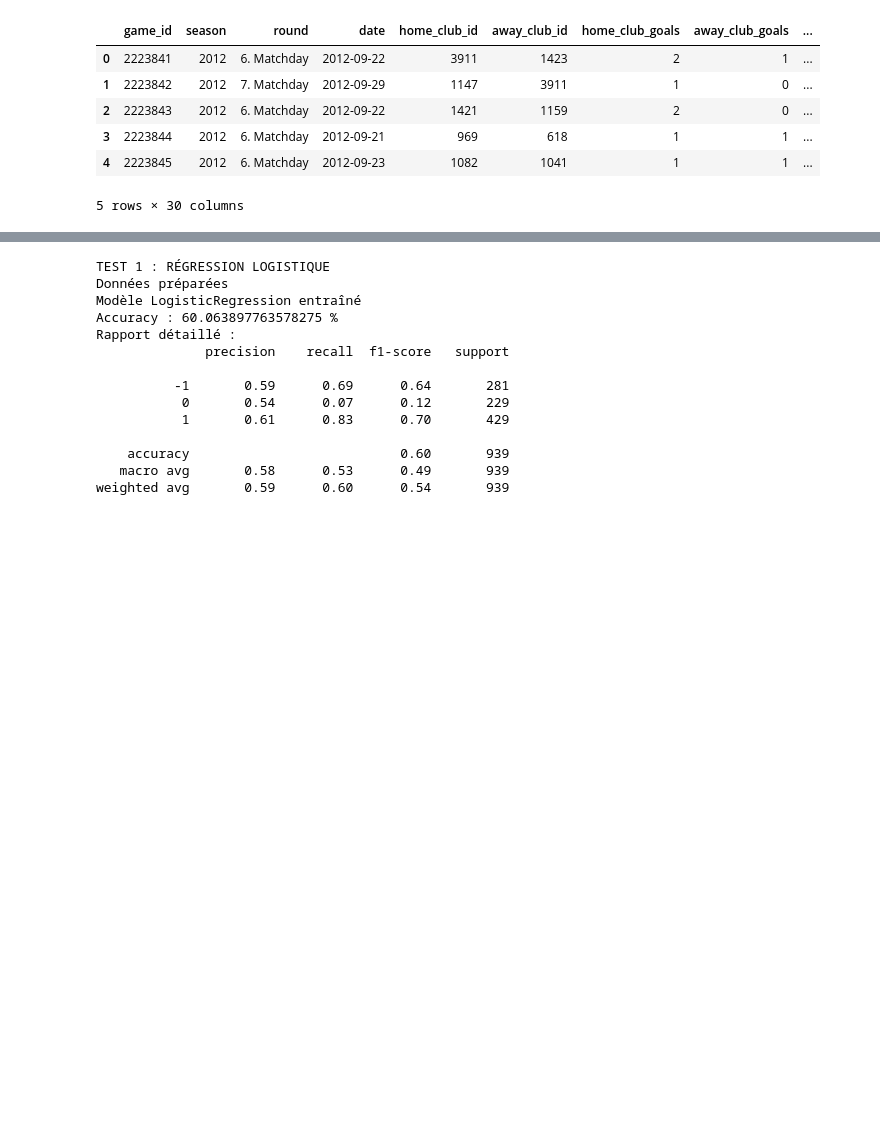
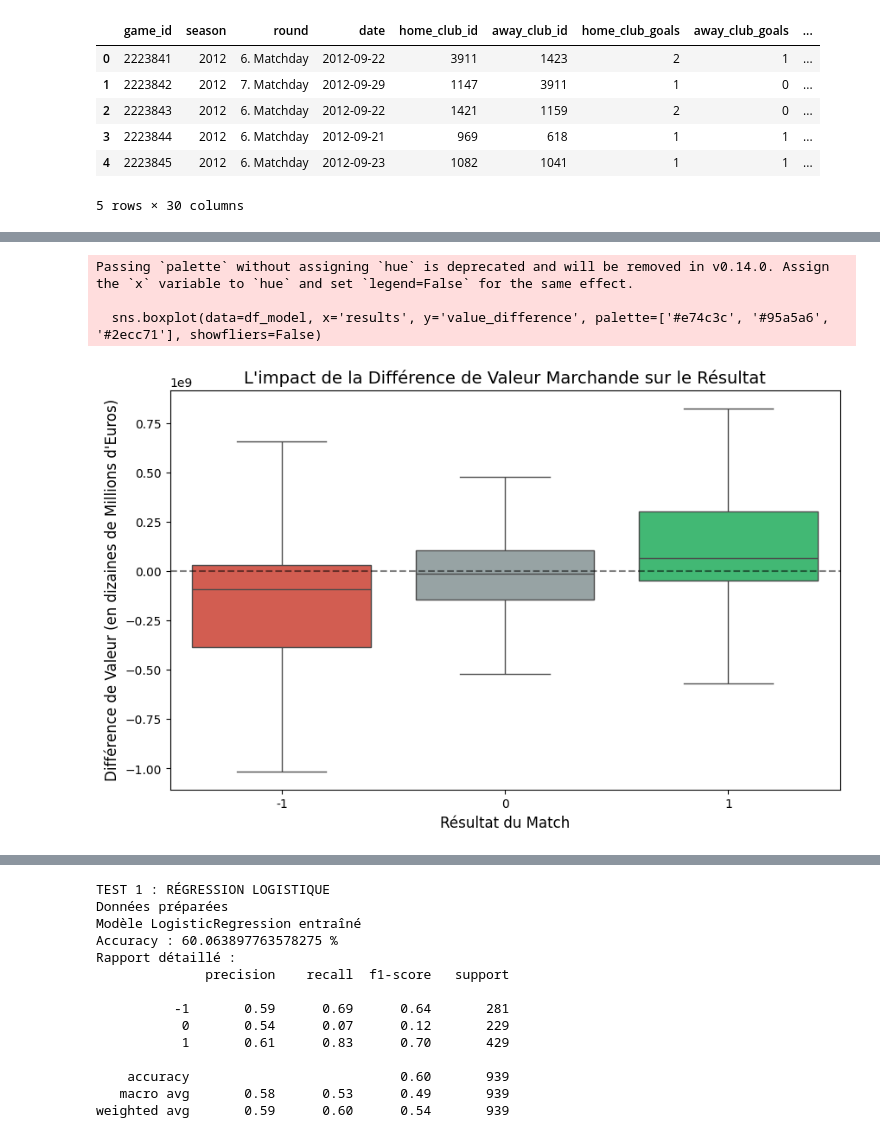
Before and after one commit to massieuxalexandre/Ligue1-Matchs-Predictions, a Jupyter notebook: main.ipynb, the cells around one changed output, grey strips where cells are left out. Saved outputs shown, nothing was run; the diff lists cells and outputs as text; code cells hidden in the pictures; blank space fills up the shorter version.

```diff
--- a/main.ipynb
+++ b/main.ipynb
@@ -213,0 +244,16 @@ Taille du dataset propre : 4691 matchs.
+# %%
+# 3. L'impact visuel de l'argent sur le résultat (Boxplot)
+plt.figure(figsize=(10, 6))
+sns.boxplot(data=df_model, x='results', y='value_difference', palette=['#e74c3c', '#95a5a6', '#2ecc71'], showfliers=False)
+plt.title("L'impact de la Différence de Valeur Marchande sur le Résultat", fontsize=14)
+plt.xlabel("Résultat du Match", fontsize=12)
+plt.ylabel("Différence de Valeur (en dizaines de Millions d'Euros)", fontsize=12)
+
+# Ajout d'une ligne zéro pour la lecture
+plt.axhline(0, color='black', linestyle='--', alpha=0.5)
+plt.show()
+# %% [output]
+Passing `palette` without assigning `hue` is deprecated and will be removed in v0.14.0. Assign the `x` variable to `hue` and set `legend=False` for the same effect.
+
+  sns.boxplot(data=df_model, x='results', y='value_difference', palette=['#e74c3c', '#95a5a6', '#2ecc71'], showfliers=False)
+[figure, added]
```
Also changed, not shown: parts of 22 cells of this notebook.
